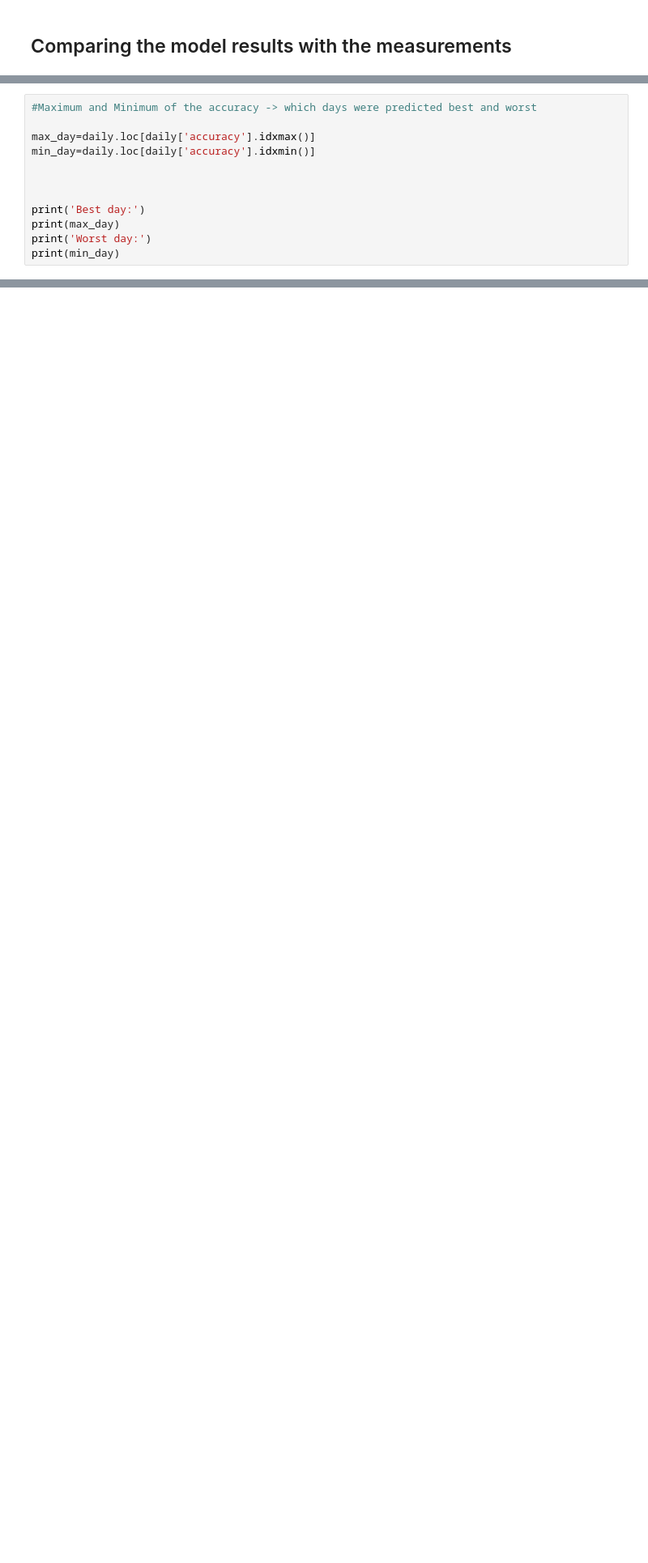
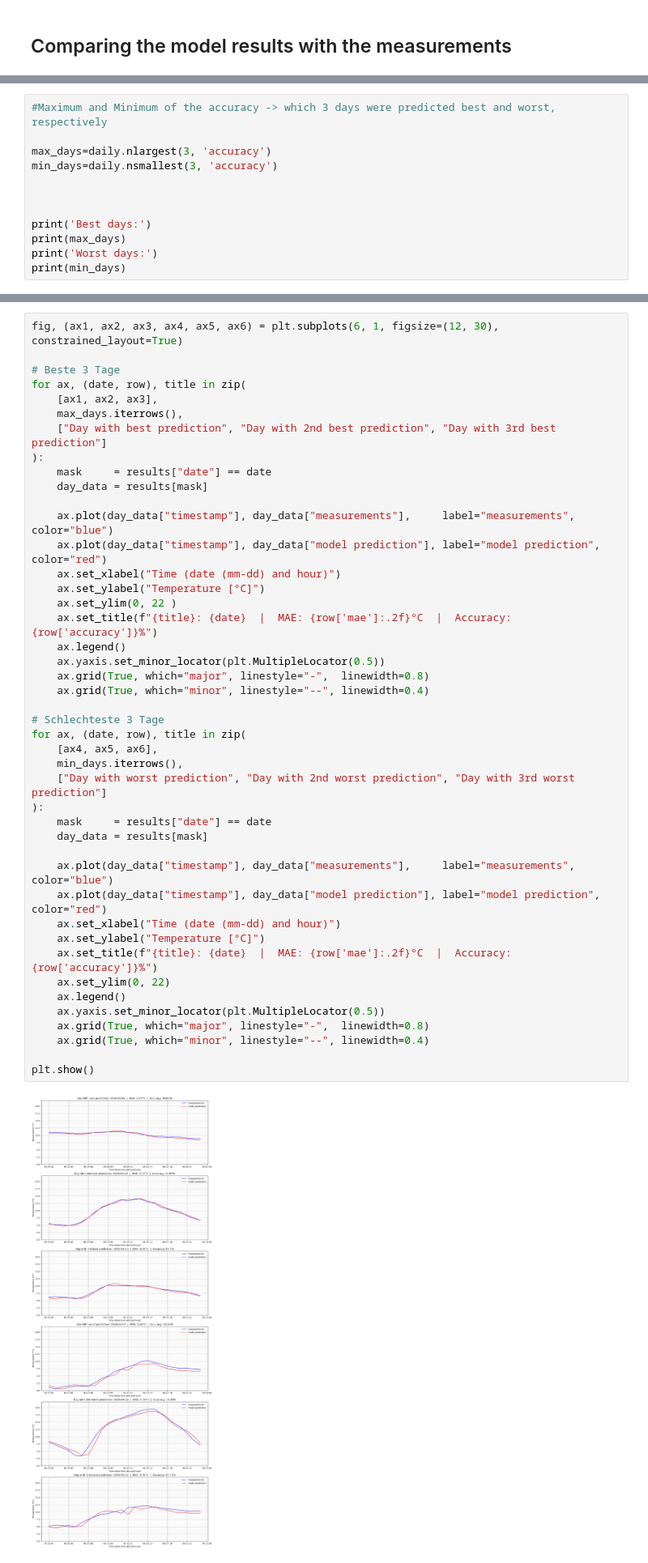
Before and after one commit to sbauer01/ML-project, a Jupyter notebook: model.ipynb, the cells around one changed output, grey strips where cells are left out. Shown at 81% size. Drawn from its saved outputs; the diff is of its cells as text; blank space fills up the shorter version.

Commit message:
the three best and worst dates were plotted and  a monthly frequency distribution was started

```diff
--- a/model.ipynb
+++ b/model.ipynb
@@ -293,15 +323,15 @@ date
 
 [91 rows x 5 columns]
 # %%
-#Maximum and Minimum of the accuracy -> which days were predicted best and worst
+#Maximum and Minimum of the accuracy -> which 3 days were predicted best and worst, respectively
 
-max_day=daily.loc[daily['accuracy'].idxmax()]
-min_day=daily.loc[daily['accuracy'].idxmin()]
+max_days=daily.nlargest(3, 'accuracy')
+min_days=daily.nsmallest(3, 'accuracy')
 
 
 
-print('Best day:')
-print(max_day)
-print('Worst day:')
-print(min_day)
+print('Best days:')
+print(max_days)
+print('Worst days:')
+print(min_days)
 # %% [output]
@@ -357,3 +350,49 @@ ax2.grid(True)
+# %%
+fig, (ax1, ax2, ax3, ax4, ax5, ax6) = plt.subplots(6, 1, figsize=(12, 30), constrained_layout=True)
+
+# Beste 3 Tage
+for ax, (date, row), title in zip(
+    [ax1, ax2, ax3],
+    max_days.iterrows(),
+    ["Day with best prediction", "Day with 2nd best prediction", "Day with 3rd best prediction"]
+):
+    mask     = results["date"] == date
+    day_data = results[mask]
+
+    ax.plot(day_data["timestamp"], day_data["measurements"],     label="measurements",    color="blue")
+    ax.plot(day_data["timestamp"], day_data["model prediction"], label="model prediction", color="red")
+    ax.set_xlabel("Time (date (mm-dd) and hour)")
+    ax.set_ylabel("Temperature [°C]")
+    ax.set_ylim(0, 22 )
+    ax.set_title(f"{title}: {date}  |  MAE: {row['mae']:.2f}°C  |  Accuracy: {row['accuracy']}%")
+    ax.legend()
+    ax.yaxis.set_minor_locator(plt.MultipleLocator(0.5))
+    ax.grid(True, which="major", linestyle="-",  linewidth=0.8)
+    ax.grid(True, which="minor", linestyle="--", linewidth=0.4)
+
+# Schlechteste 3 Tage
+for ax, (date, row), title in zip(
+    [ax4, ax5, ax6],
+    min_days.iterrows(),
+    ["Day with worst prediction", "Day with 2nd worst prediction", "Day with 3rd worst prediction"]
+):
+    mask     = results["date"] == date
+    day_data = results[mask]
+
+    ax.plot(day_data["timestamp"], day_data["measurements"],     label="measurements",    color="blue")
+    ax.plot(day_data["timestamp"], day_data["model prediction"], label="model prediction", color="red")
+    ax.set_xlabel("Time (date (mm-dd) and hour)")
+    ax.set_ylabel("Temperature [°C]")
+    ax.set_title(f"{title}: {date}  |  MAE: {row['mae']:.2f}°C  |  Accuracy: {row['accuracy']}%")
+    ax.set_ylim(0, 22)
+    ax.legend()
+    ax.yaxis.set_minor_locator(plt.MultipleLocator(0.5))
+    ax.grid(True, which="major", linestyle="-",  linewidth=0.8)
+    ax.grid(True, which="minor", linestyle="--", linewidth=0.4)
+
+plt.show()
+# %% [output]
+[figure, added]
 # %%
 #now lets look, if the predicition if the night or of the day is better
 #Divide the day: daytime: 7am to 8 pm, nighttime: 8pm to 7am
```
Also changed, not shown: parts of 13 cells of this notebook.
